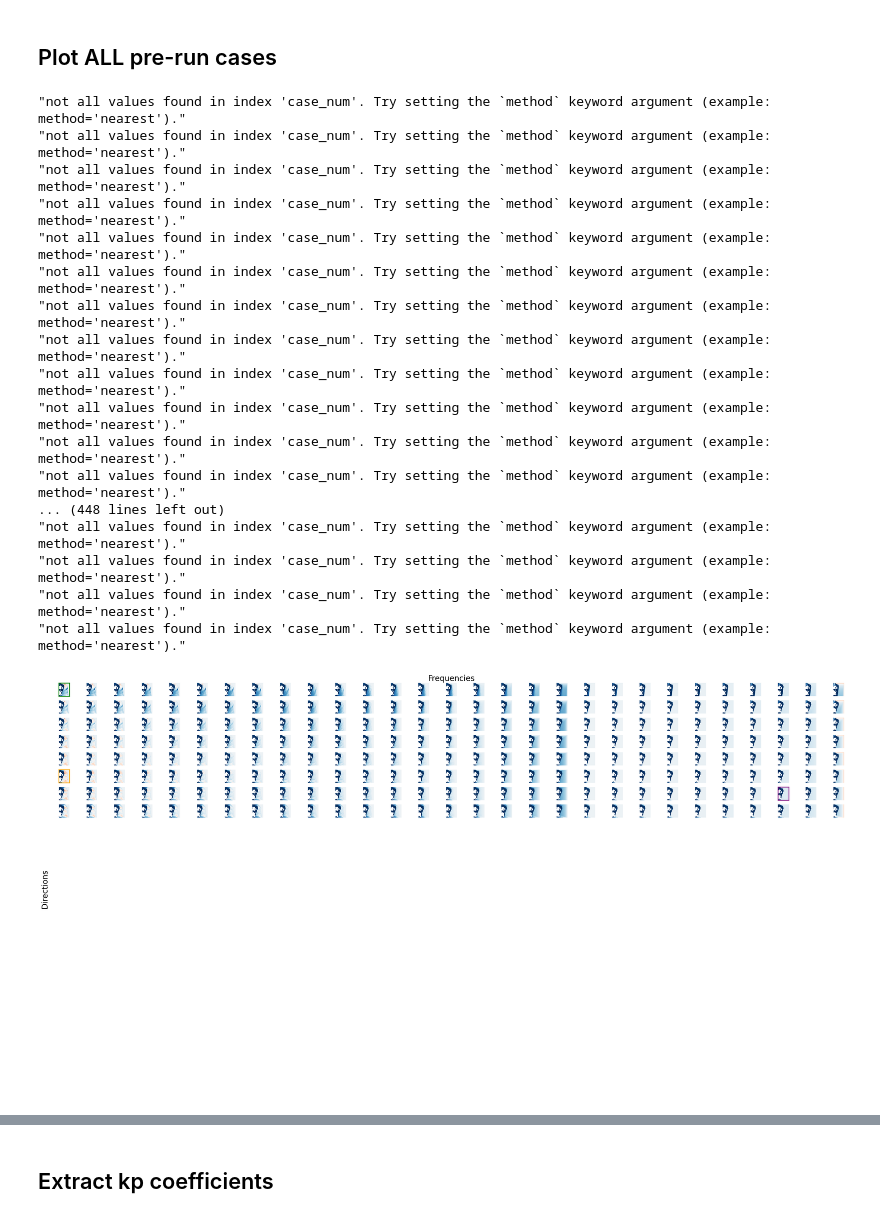
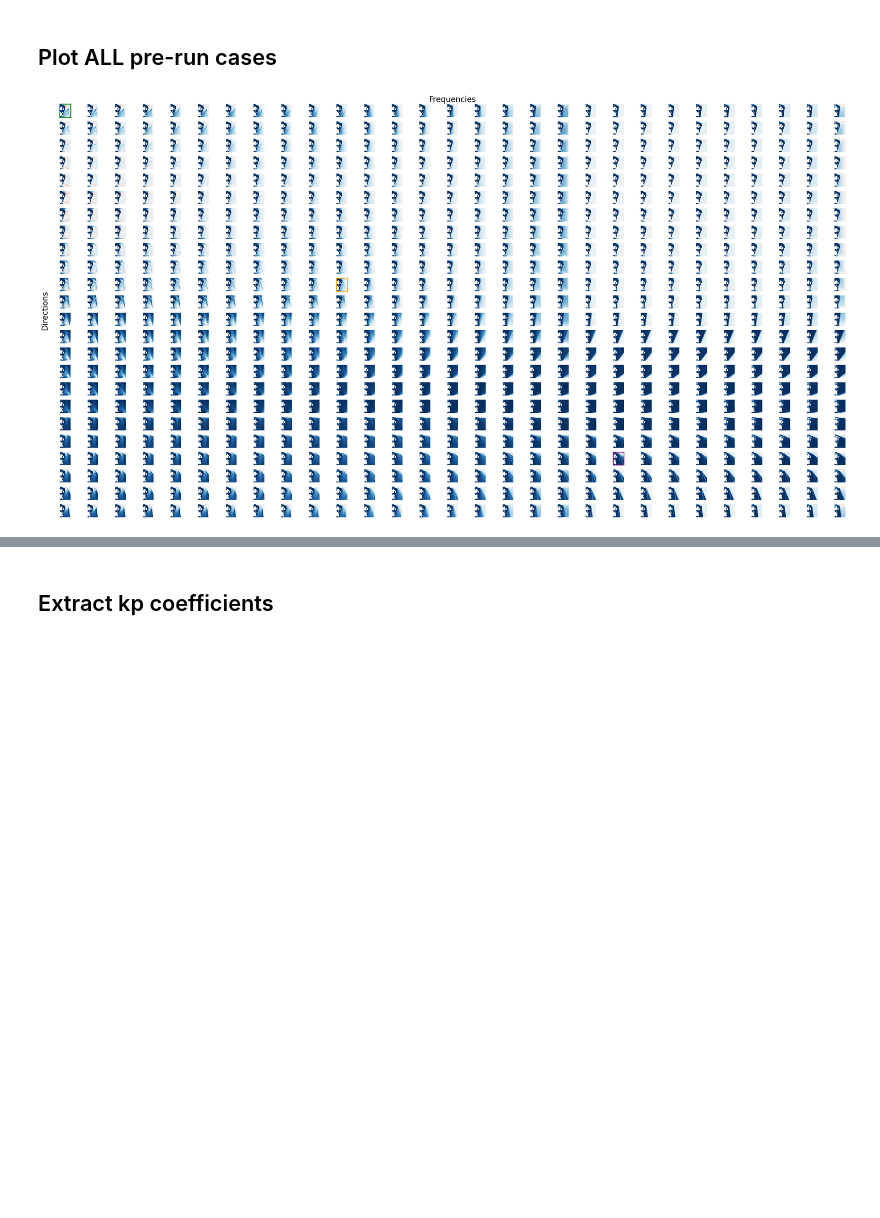
Before and after one commit to JenMontano/BlueMath, a Jupyter notebook: methods/hybrid_downscaling/additive/BinWaves/BinWaves_Propagation.ipynb, the cells around one changed output, grey strips where cells are left out. Cells and saved outputs as stored; diff of their text form; code cells hidden in the pictures; blank space fills up the shorter version.

```diff
--- a/methods/hybrid_downscaling/additive/BinWaves/BinWaves_Propagation.ipynb
+++ b/methods/hybrid_downscaling/additive/BinWaves/BinWaves_Propagation.ipynb
@@ -164,4 +170,4 @@ swan_cases_df.to_csv(os.path.join(output_dir, "swan_cases.csv"), index=False)
 # %%
 # Run the model
 
-swan_wrapper.run_cases_in_background(launcher="/software/geocean/swan/swan_serial.exe", num_workers=10)
+swan_wrapper.run_cases_in_background(launcher="/software/geocean/swan/swan_serial.exe", num_workers=20)
@@ -201,33 +240,16 @@ plot_case_variables(
 # %%
 from utils.plotting import plot_cases_grid
 
 plot_cases_grid(
     data=cases_bulk_parameters.Hsig.where(
         cases_bulk_parameters.case_num.isin(
             swan_cases_df.where(swan_cases_df["hs"] == 1.0).dropna().index.values
         ),
         cases_bulk_parameters.Hsig * 10,
     ),
-    cases_to_plot=[0, 145, 200],
+    cases_to_plot=[0, 300, 600],
     num_directions=len(example_directions),
     num_frequencies=len(example_frequencies),
 )
 # %% [output]
-"not all values found in index 'case_num'. Try setting the `method` keyword argument (example: method='nearest')."
-"not all values found in index 'case_num'. Try setting the `method` keyword argument (example: method='nearest')."
-"not all values found in index 'case_num'. Try setting the `method` keyword argument (example: method='nearest')."
-"not all values found in index 'case_num'. Try setting the `method` keyword argument (example: method='nearest')."
-"not all values found in index 'case_num'. Try setting the `method` keyword argument (example: method='nearest')."
-"not all values found in index 'case_num'. Try setting the `method` keyword argument (example: method='nearest')."
-"not all values found in index 'case_num'. Try setting the `method` keyword argument (example: method='nearest')."
-"not all values found in index 'case_num'. Try setting the `method` keyword argument (example: method='nearest')."
-"not all values found in index 'case_num'. Try setting the `method` keyword argument (example: method='nearest')."
-"not all values found in index 'case_num'. Try setting the `method` keyword argument (example: method='nearest')."
-"not all values found in index 'case_num'. Try setting the `method` keyword argument (example: method='nearest')."
-"not all values found in index 'case_num'. Try setting the `method` keyword argument (example: method='nearest')."
-... (448 lines left out)
-"not all values found in index 'case_num'. Try setting the `method` keyword argument (example: method='nearest')."
-"not all values found in index 'case_num'. Try setting the `method` keyword argument (example: method='nearest')."
-"not all values found in index 'case_num'. Try setting the `method` keyword argument (example: method='nearest')."
-"not all values found in index 'case_num'. Try setting the `method` keyword argument (example: method='nearest')."
-[figure, old version]
+[figure, new version]
```
Also changed, not shown: parts of 8 cells of this notebook, 3 other files.
